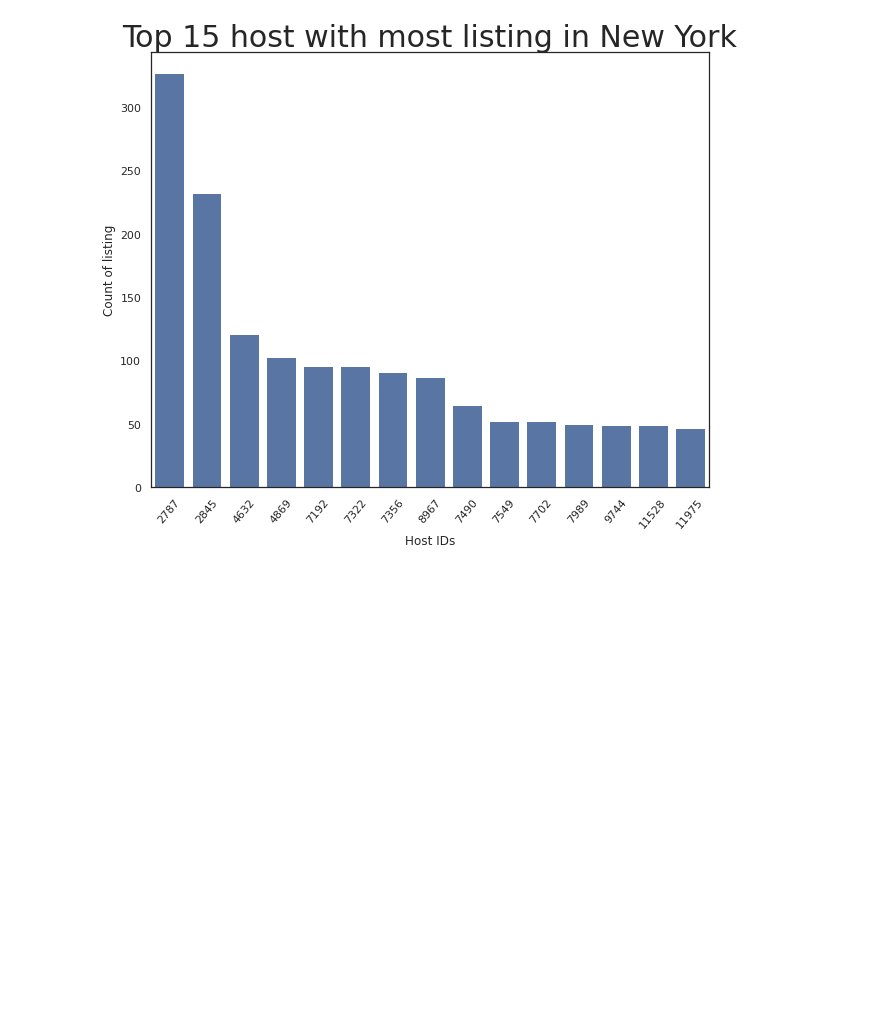
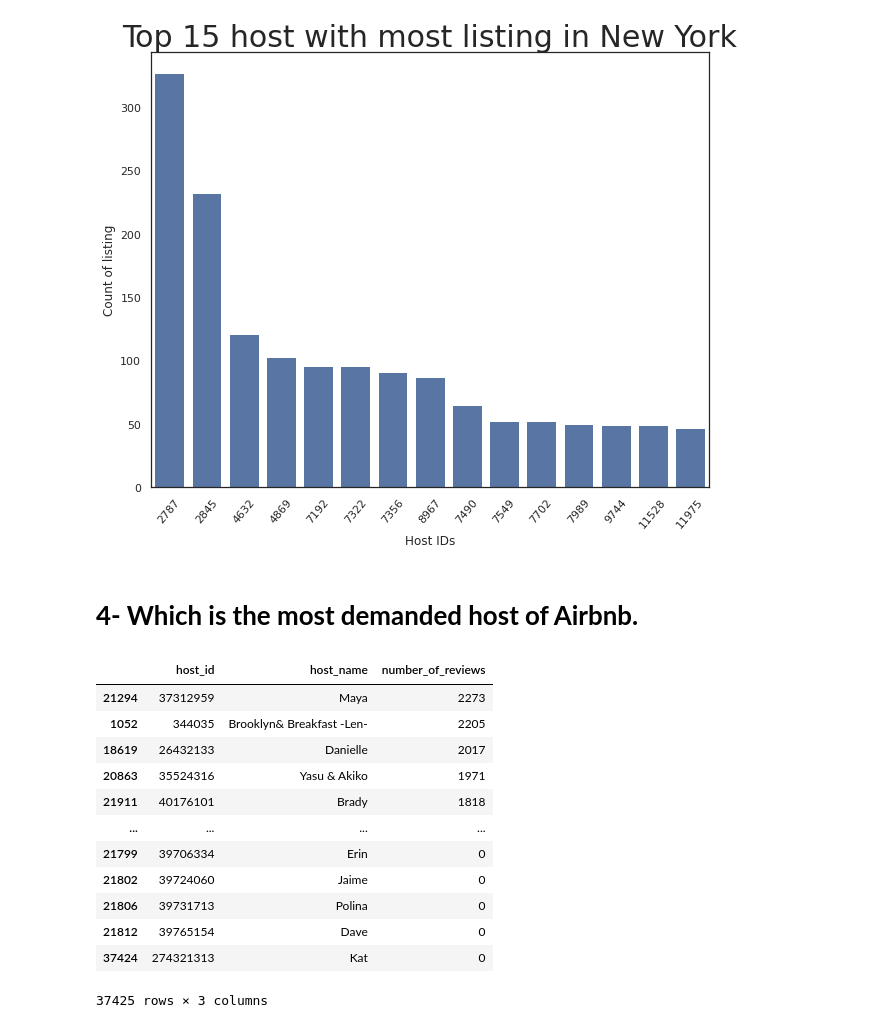
Before and after one commit to vanshansh19/Airbnb-Bookings-Analysis, a Jupyter notebook: EDA_Capstone_Project_1.ipynb, the cells around one changed output. Drawn from its saved outputs; the diff is of its cells as text; code cells hidden in the pictures; blank space fills up the shorter version.

```diff
--- a/EDA_Capstone_Project_1.ipynb
+++ b/EDA_Capstone_Project_1.ipynb
@@ -458,3 +458,23 @@ viz_bar.set_xticklabels(viz_bar.get_xticklabels(), rotation=50)
  Text(0, 0, '11528'),
  Text(0, 0, '11975')]
 [figure]
+# %% [markdown]
+# **4- Which is the most demanded host of Airbnb.**
+# %%
+#popular host based on review
+review_based_df=airbnb_price_df.groupby(['host_id','host_name'], as_index= False)['number_of_reviews'].sum().sort_values(['number_of_reviews'], ascending= False)
+review_based_df
+# %% [output]
+|  | host_id | host_name | number_of_reviews |
+| 21294 | 37312959 | Maya | 2273 |
+| 1052 | 344035 | Brooklyn& Breakfast -Len- | 2205 |
+| 18619 | 26432133 | Danielle | 2017 |
+| 20863 | 35524316 | Yasu & Akiko | 1971 |
+| 21911 | 40176101 | Brady | 1818 |
+| ... | ... | ... | ... |
+| 21799 | 39706334 | Erin | 0 |
+| 21802 | 39724060 | Jaime | 0 |
+| 21806 | 39731713 | Polina | 0 |
+| 21812 | 39765154 | Dave | 0 |
+| 37424 | 274321313 | Kat | 0 |
+37425 rows × 3 columns
```
Also changed, not shown: parts of 6 cells of this notebook.
